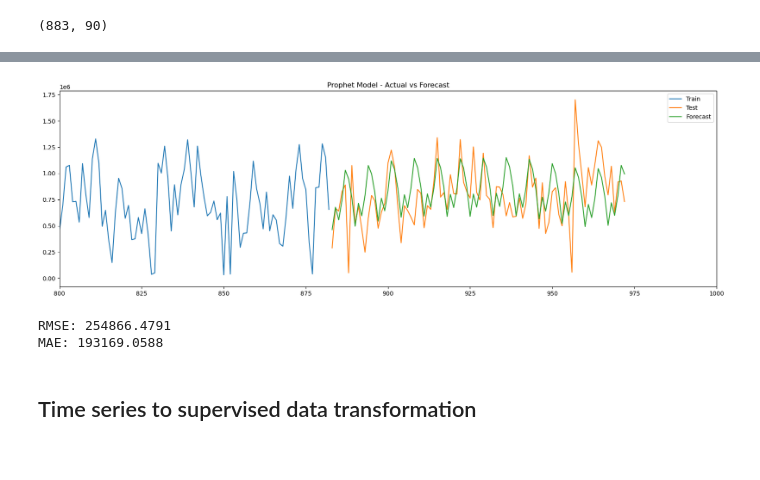
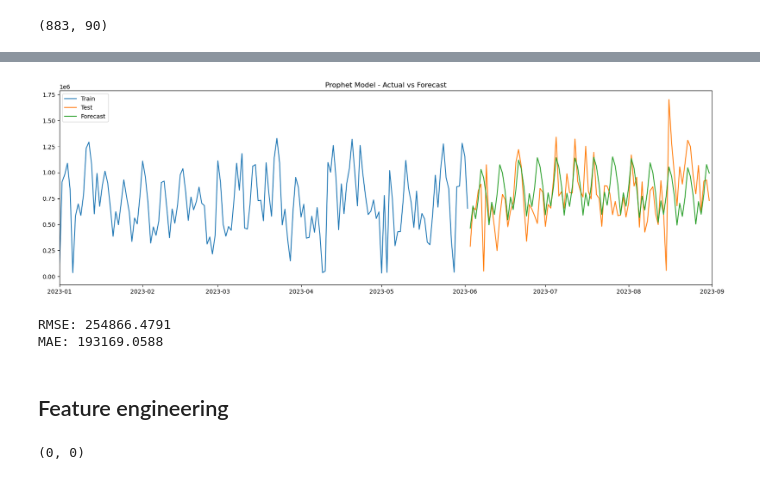
Before and after one commit to andrii-zapukhlyi/inpost_optimizing, a Jupyter notebook: inpost_forecast.ipynb, the cells around one changed output, grey strips where cells are left out. Drawn from its saved outputs; the diff is of its cells as text; code cells hidden in the pictures.

```diff
--- a/inpost_forecast.ipynb
+++ b/inpost_forecast.ipynb
@@ -770,7 +804,12 @@ plt.show()
 df = df2.merge(df1, left_on="date", right_on = "date", how="left")
 df = df.merge(df3, left_on="date", right_on = "date", how="left")
 df = df.merge(df4, left_on="date", right_on = "date", how="left")
-df.to_csv("data.csv", index=False)
+
+df.index = df.date
+df = df.drop("date", axis = 1)
+df.sort_index(inplace=True)
+
+df.to_csv("data/merged_data.csv", index=False)
 # %%
 df
 # %% [output]
@@ -932,0 +964,5 @@ df_prophet.head()
+# %%
+ds = pd.to_datetime(df.index)
+df_prophet = pd.DataFrame({"ds": ds, "y": df.Volume})
+df_prophet.reset_index(drop=True, inplace=True)
+df_prophet.head()
@@ -951,28 +995,32 @@ model.fit(train)
 # %%
 future = model.make_future_dataframe(periods=len(test))
 forecast = model.predict(future)
 forecast_test = forecast[forecast['ds'].isin(test['ds'])]
 
 y_true = test['y'].values
 y_pred = forecast_test['yhat'].values
 
 mae_prophet = mean_absolute_error(y_true, y_pred)
 rmse_prophet = np.sqrt(mean_squared_error(y_true, y_pred))
 
 plt.figure(figsize=(20, 6))
-plt.plot(train["y"], label='Train')
-plt.plot(test.index, y_true, label='Test')
-plt.plot(test.index, y_pred, label='Forecast')
+plt.plot(train.ds, train["y"], label='Train')
+plt.plot(test.ds, y_true, label='Test')
+plt.plot(test.ds, y_pred, label='Forecast')
 plt.legend(loc='best')
 plt.title('Prophet Model - Actual vs Forecast')
-plt.xlim(800, 1000)
+plt.xlim(pd.to_datetime("2023-01"), pd.to_datetime("2023-09"))
 plt.show()
 
 print(f"RMSE: {rmse_prophet:.4f}")
 print(f"MAE: {mae_prophet:.4f}")
 # %% [output]
-[figure, old version]
+[figure, new version]
 RMSE: 254866.4791
 MAE: 193169.0588
-# %% [markdown]
-## Time series to supervised data transformation
+# %% [markdown]
+## Feature engineering
+# %%
+df.isna().sum().sum(), df.duplicated().sum()
+# %% [output]
+(0, 0)
```
Also changed, not shown: parts of 12 cells of this notebook, 2 other files.
